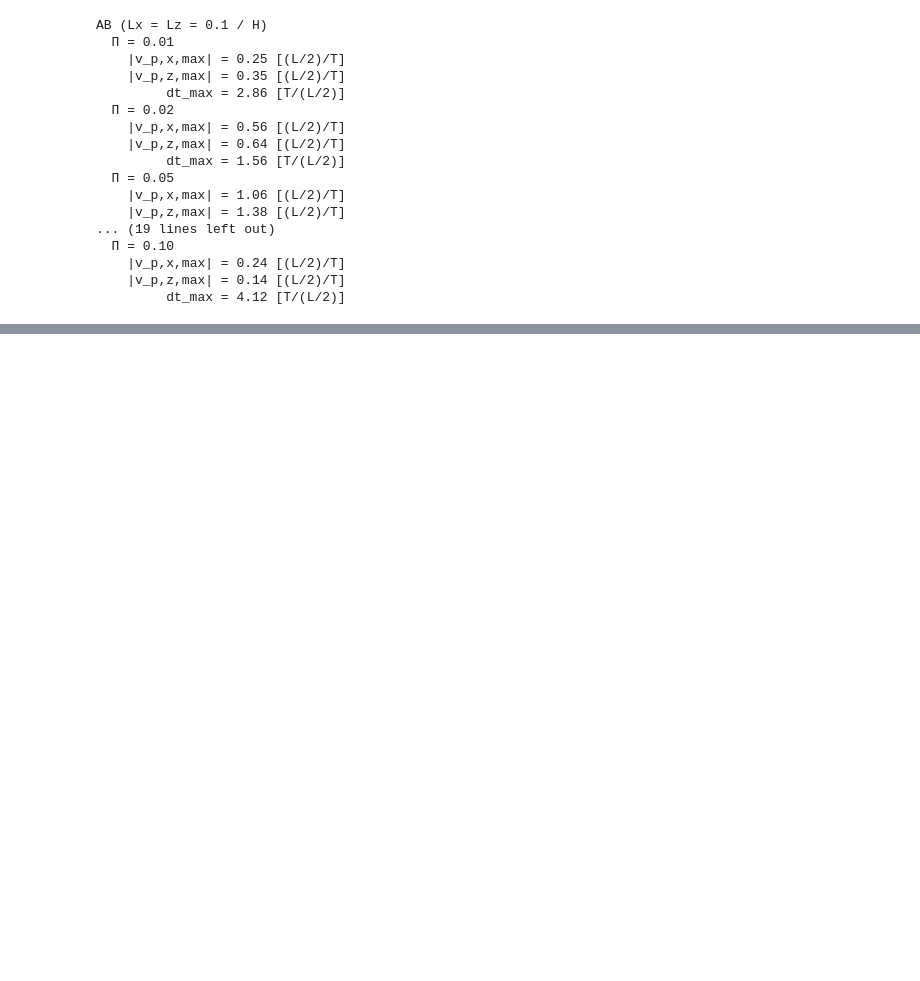
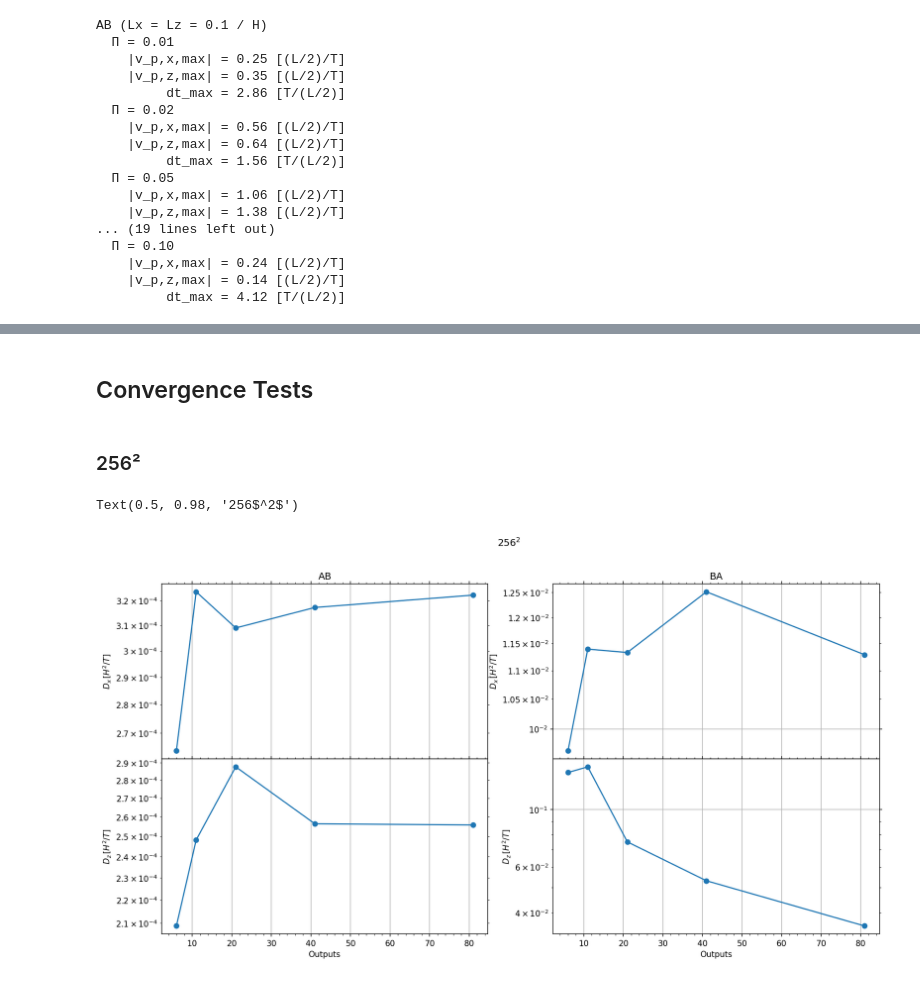
Before and after one commit to sabaronett/streaming-instability, a Jupyter notebook: ipynb/Fig?_Diffusion.ipynb, the cells around one changed output, grey strips where cells are left out. Drawn from its saved outputs; the diff is of its cells as text; code cells hidden in the pictures; blank space fills up the shorter version.

```diff
--- a/ipynb/Fig?_Diffusion.ipynb
+++ b/ipynb/Fig?_Diffusion.ipynb
@@ -104,0 +116,48 @@ BA      1.0     0.2     0.05    256²    1.8e-03    2.4e-04
+# %% [markdown]
+## Convergence Tests
+# %% [markdown]
+### 256²
+# %%
+import sys
+sys.path.insert(0, '/home/stanley/bitbucket/ccyang/athena-dust/vis/python')
+import athena_read
+import matplotlib.pyplot as plt
+import numpy as np
+
+fig, axs = plt.subplots(2, 2, sharex=True, figsize=(16,8), dpi=150)
+workdir = '../unstrat'
+cases = ['AB', 'BA']
+Pi = '0.05'
+res = '256'
+nouts = [6, 11, 21, 41, 81]
+dpxs, dpzs = np.zeros(len(nouts)), np.zeros(len(nouts))
+dirs = ['x', 'z']
+
+for i, case in enumerate(cases):
+    path = f'{workdir}/{case}/{Pi}/{res}'
+    athinput = athena_read.athinput(f'{path}/athinput.si')
+    epsilon = athinput['problem']['epsilon']
+    pi = athinput['problem']['duy0']
+
+    axs[0, i].set_title(case)
+
+    for j, nout in enumerate(nouts):
+        dcoeff = np.load(f'{path}/output/dcoeff-{nout}.npz')
+        dpxs[j], dpzs[j] =  dcoeff['dpx'][0], dcoeff['dpy'][0]
+
+    for j, dir in enumerate(dirs):
+        axs[j, i].grid()
+        axs[j, i].minorticks_on()
+        if dir == 'x': axs[j, i].semilogy(nouts, dpxs, '-o')
+        else: axs[j, i].semilogy(nouts, dpzs, '-o')
+        axs[j, i].set(ylabel=f'$D_{{{dir}}}\,[H^2/T]$')
+        axs[j, i].tick_params(which='both', top=True, right=True)
+
+axs[1,0].set(xlabel=r'Outputs')
+axs[1,1].set(xlabel=r'Outputs')
+plt.subplots_adjust(hspace=0)
+plt.suptitle(f'{res}$^2$')
+# plt.savefig('figs/dcoeff_conv.png', bbox_inches='tight', pad_inches=0.01)
+# %% [output]
+Text(0.5, 0.98, '256$^2$')
+[figure, added]
```
Also changed, not shown: parts of 25 cells of this notebook.
